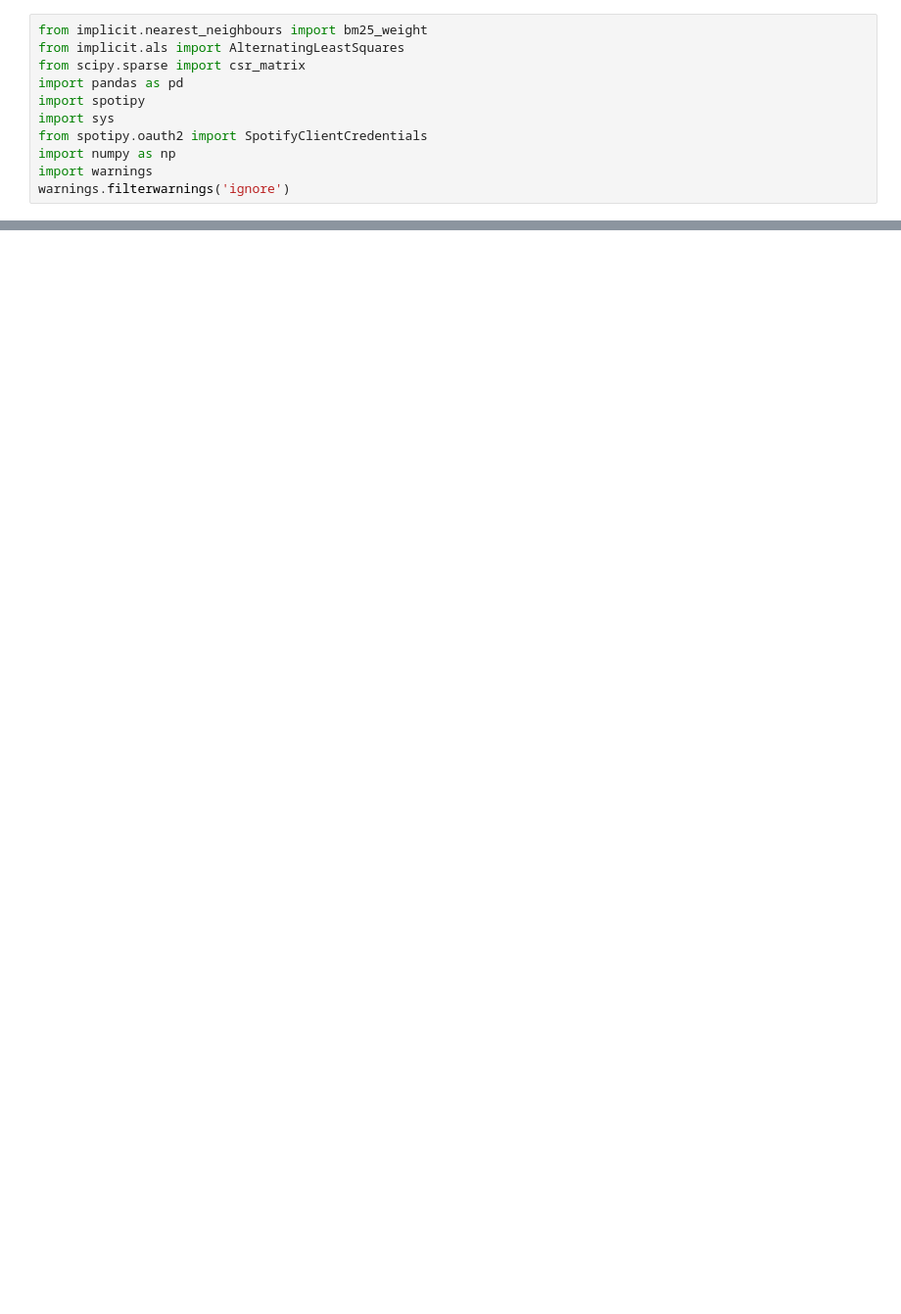
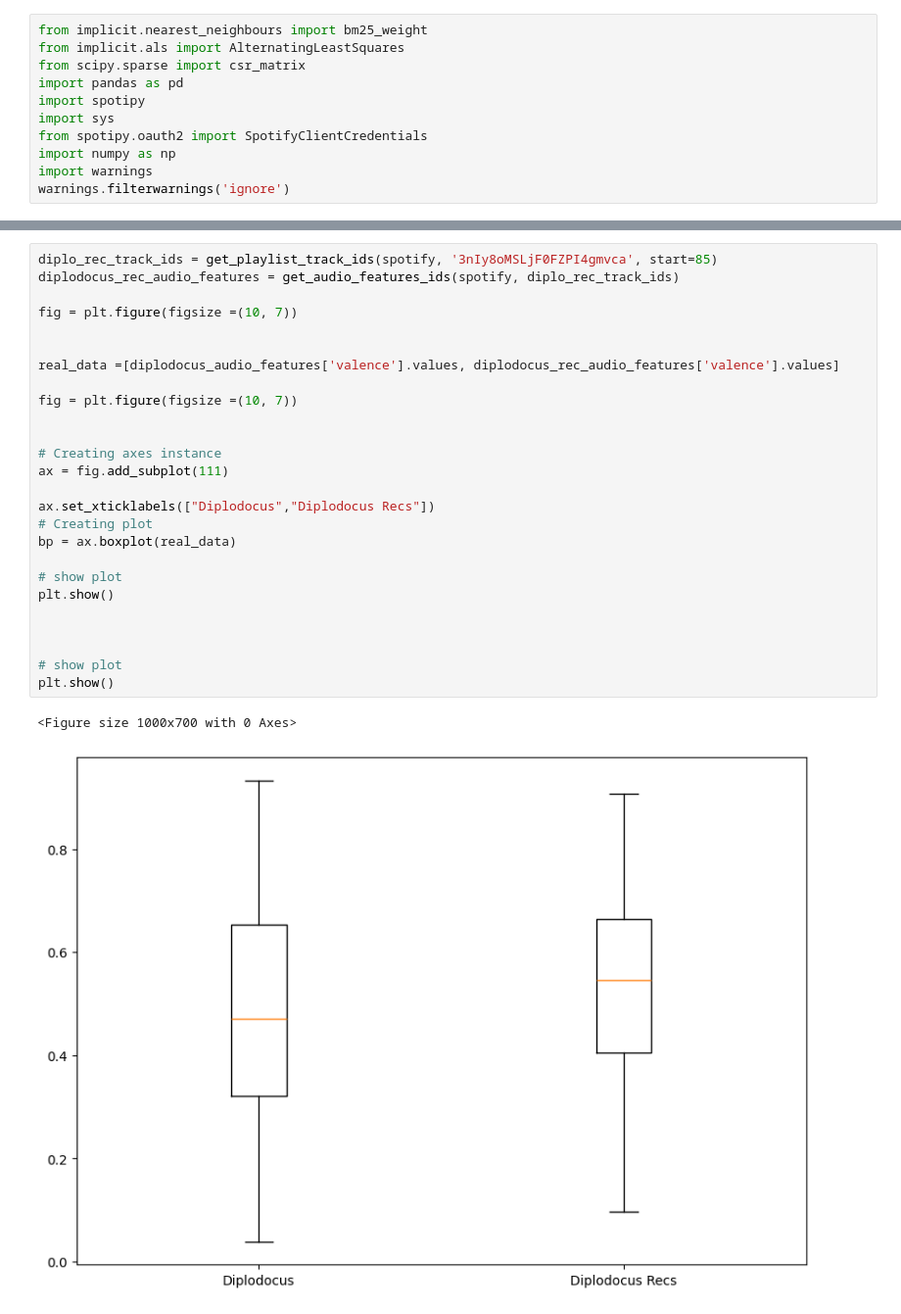
Before and after one commit to freddietheodo/Training-Notebooks, a Jupyter notebook: Code/spotify-eda.ipynb, the cells around one changed output, grey strips where cells are left out. Shown at 98% size. Cells and saved outputs as stored; diff of their text form; blank space fills up the shorter version.

```diff
--- a/Code/spotify-eda.ipynb
+++ b/Code/spotify-eda.ipynb
@@ -25,0 +216,29 @@ b15a7d80c0434546afddc02c7631e5a1
+# %%
+diplo_rec_track_ids = get_playlist_track_ids(spotify, '3nIy8oMSLjF0FZPI4gmvca', start=85)
+diplodocus_rec_audio_features = get_audio_features_ids(spotify, diplo_rec_track_ids)
+
+fig = plt.figure(figsize =(10, 7))
+
+
+real_data =[diplodocus_audio_features['valence'].values, diplodocus_rec_audio_features['valence'].values]
+
+fig = plt.figure(figsize =(10, 7))
+
+
+# Creating axes instance
+ax = fig.add_subplot(111)
+
+ax.set_xticklabels(["Diplodocus","Diplodocus Recs"])
+# Creating plot
+bp = ax.boxplot(real_data)
+
+# show plot
+plt.show()
+
+
+
+# show plot
+plt.show()
+# %% [output]
+<Figure size 1000x700 with 0 Axes>
+[figure, added]
```
Also changed, not shown: parts of 16 cells of this notebook, 1 other file.
